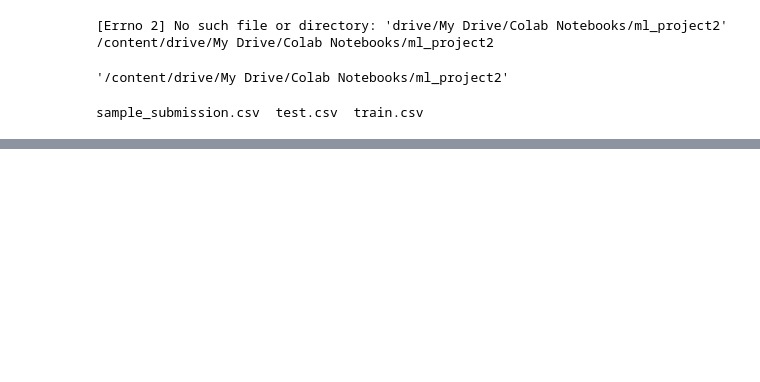
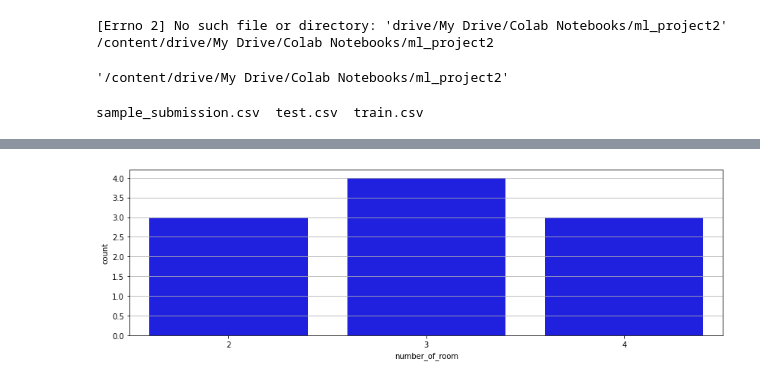
Before and after one commit to mjkanf1994/ml_edu, a Jupyter notebook: 20200819_house.ipynb, the cells around one changed output, grey strips where cells are left out. Cells and saved outputs as stored; diff of their text form; code cells hidden in the pictures; blank space fills up the shorter version.

```diff
--- a/20200819_house.ipynb
+++ b/20200819_house.ipynb
@@ -83,0 +224,10 @@ train.to_gbq(destination_table='house20200819.train',
+# %%
+#seaborn 방식 그래프 작성
+sns.countplot(
+    data= temp,
+    x= "number_of_room",
+    color='blue'
+)
+plt.show()
+# %% [output]
+[figure, added]
```
Also changed, not shown: parts of 59 cells of this notebook.
